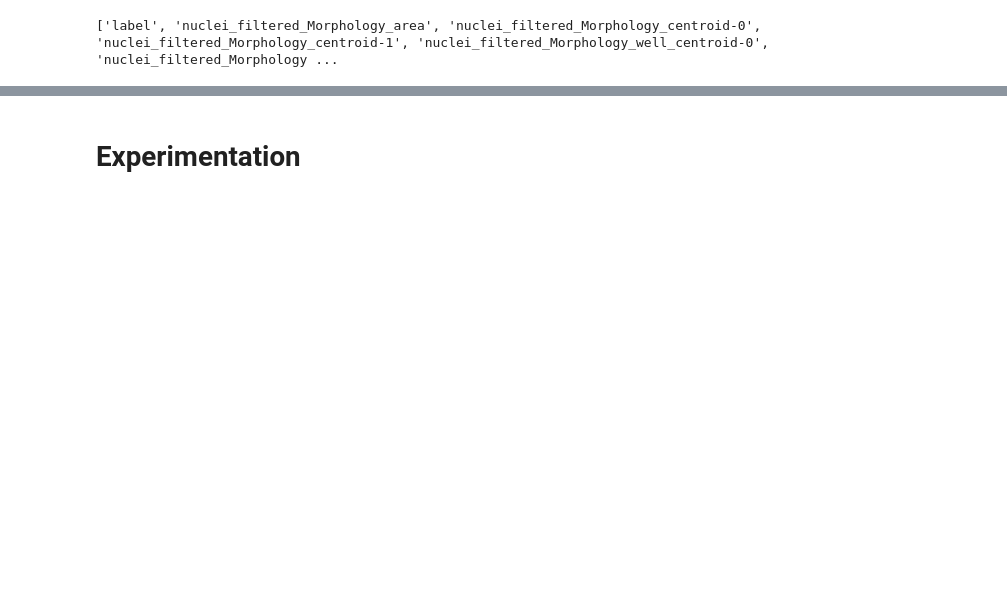
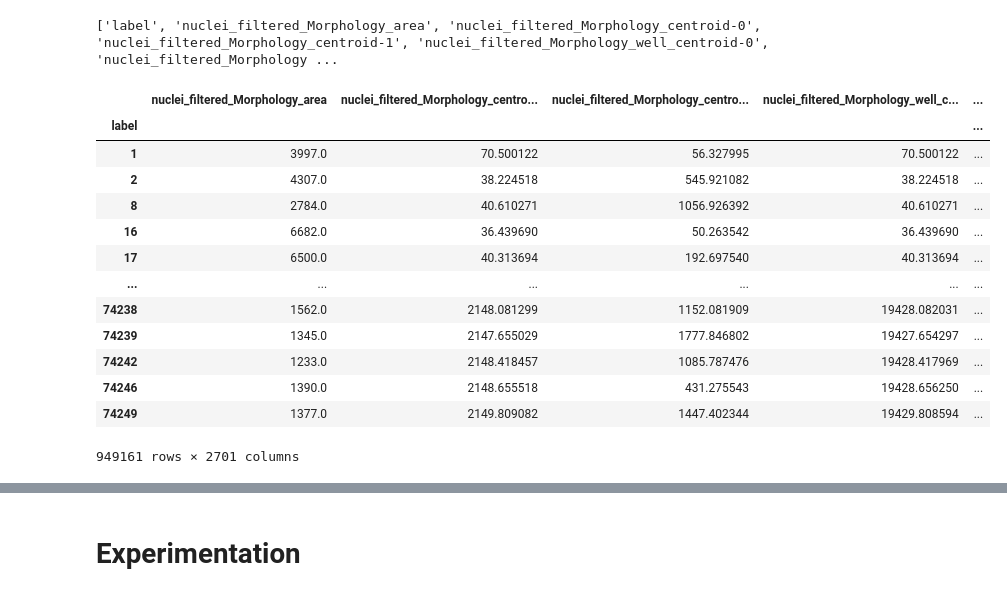
Before and after one commit to fractal-analytics-platform/fractal-paper-2026, a Jupyter notebook: fractal_paper_2026/cardiac_diff_analysis/plate_qc.ipynb, the cells around one changed output, grey strips where cells are left out. Cells and saved outputs as stored; diff of their text form; code cells hidden in the pictures; blank space fills up the shorter version.

```diff
--- a/fractal_paper_2026/cardiac_diff_analysis/plate_qc.ipynb
+++ b/fractal_paper_2026/cardiac_diff_analysis/plate_qc.ipynb
@@ -194,3 +236,20 @@ concatenated_df = concatenated_df[concatenated_df["nuclei_filtered_Morphology_so
+# %%
+concatenated_df
+# %% [output]
+|  | nuclei_filtered_Morphology_area | nuclei_filtered_Morphology_centro... | nuclei_filtered_Morphology_centro... | nuclei_filtered_Morphology_well_c... | ... |
+| label |  |  |  |  | ... |
+| 1 | 3997.0 | 70.500122 | 56.327995 | 70.500122 | ... |
+| 2 | 4307.0 | 38.224518 | 545.921082 | 38.224518 | ... |
+| 8 | 2784.0 | 40.610271 | 1056.926392 | 40.610271 | ... |
+| 16 | 6682.0 | 36.439690 | 50.263542 | 36.439690 | ... |
+| 17 | 6500.0 | 40.313694 | 192.697540 | 40.313694 | ... |
+| ... | ... | ... | ... | ... | ... |
+| 74238 | 1562.0 | 2148.081299 | 1152.081909 | 19428.082031 | ... |
+| 74239 | 1345.0 | 2147.655029 | 1777.846802 | 19427.654297 | ... |
+| 74242 | 1233.0 | 2148.418457 | 1085.787476 | 19428.417969 | ... |
+| 74246 | 1390.0 | 2148.655518 | 431.275543 | 19428.656250 | ... |
+| 74249 | 1377.0 | 2149.809082 | 1447.402344 | 19429.808594 | ... |
+949161 rows × 2701 columns
 # %%
 cols_to_drop = [
     "nuclei_filtered_Population_mean_distance_nn_100",
```
Also changed, not shown: parts of 12 cells of this notebook, 1 other file.
